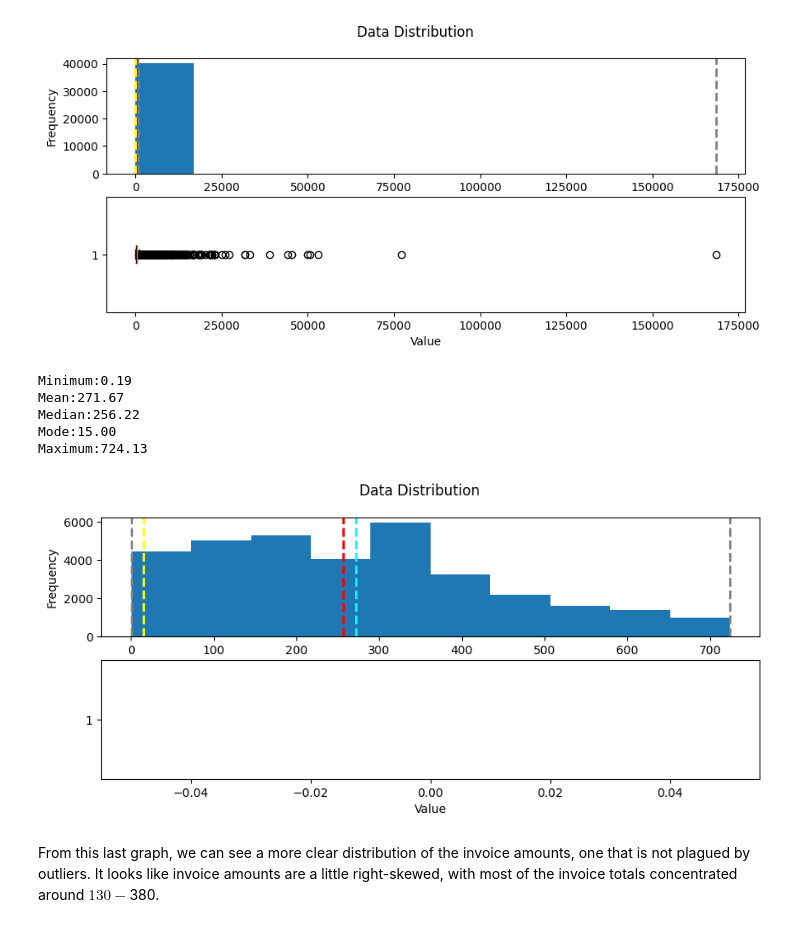
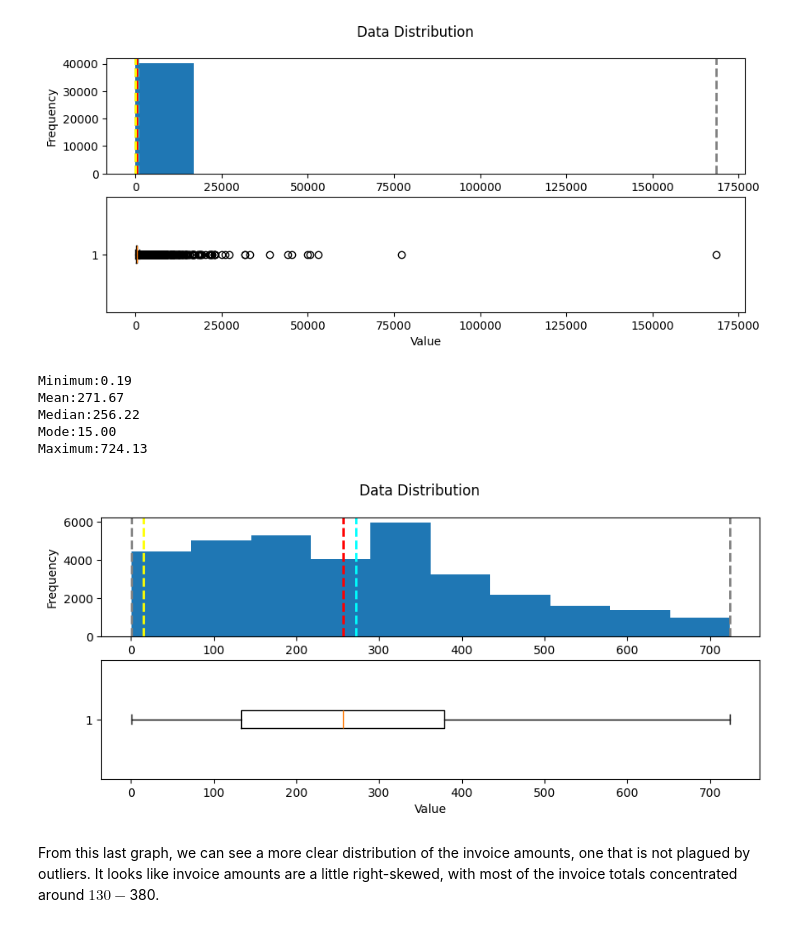
Before and after one commit to jarviscanada/jarvis_data_eng_AhmedAmer, a Jupyter notebook: python_data_analytics/retail_analysis.ipynb, the cells around one changed output. Cells and saved outputs as stored; diff of their text form; code cells hidden in the pictures.

```diff
--- a/python_data_analytics/retail_analysis.ipynb
+++ b/python_data_analytics/retail_analysis.ipynb
@@ -83,7 +84,7 @@ retail_df.head()
 | 4 | 489434 | 21232 | STRAWBERRY CERAMIC TRINKET BOX | 24 | 2009-12-01 07:45:00 | 1.25 | 13085.0 | United Kingdom | ... |
 # %%
 # Remove the rows where quantity/unit_price is negative
-retail_df_invoice_amount = retail_df[(retail_df['quantity'] > 0 ) & (retail_df['unit_price'] > 0)]
+retail_df_invoice_amount = retail_df[retail_df['transaction_total'] > 0]
 # %%
 # Let's also get rid of any invoices with letters, as they are special cases
 retail_df_invoice_amount = retail_df_invoice_amount[~retail_df_invoice_amount['invoice_no'].str.contains("\D", regex=True)]
@@ -135,16 +136,19 @@ Maximum:168469.60
 # %%
 # We want to remove outliers and draw the distribution for the first 85 quantiles
 threshold = invoice_values.quantile(0.85)
 invoice_values_85 = invoice_values.where(lambda x : x <= threshold)
 
+# Remove Nulls for the graph to display correctly
+invoice_values_85 = invoice_values_85.dropna()
+
 show_distribution(invoice_values_85)
 # %% [output]
 Minimum:0.19
 Mean:271.67
 Median:256.22
 Mode:15.00
 Maximum:724.13
-[figure, old version]
+[figure, new version]
 # %% [markdown]
 From this last graph, we can see a more clear distribution of the invoice amounts, one that is not plagued by outliers.
 It looks like invoice amounts are a little right-skewed, with most of the invoice totals concentrated around $130-$380.
```
Also changed, not shown: parts of 7 cells of this notebook, 1 other file.
